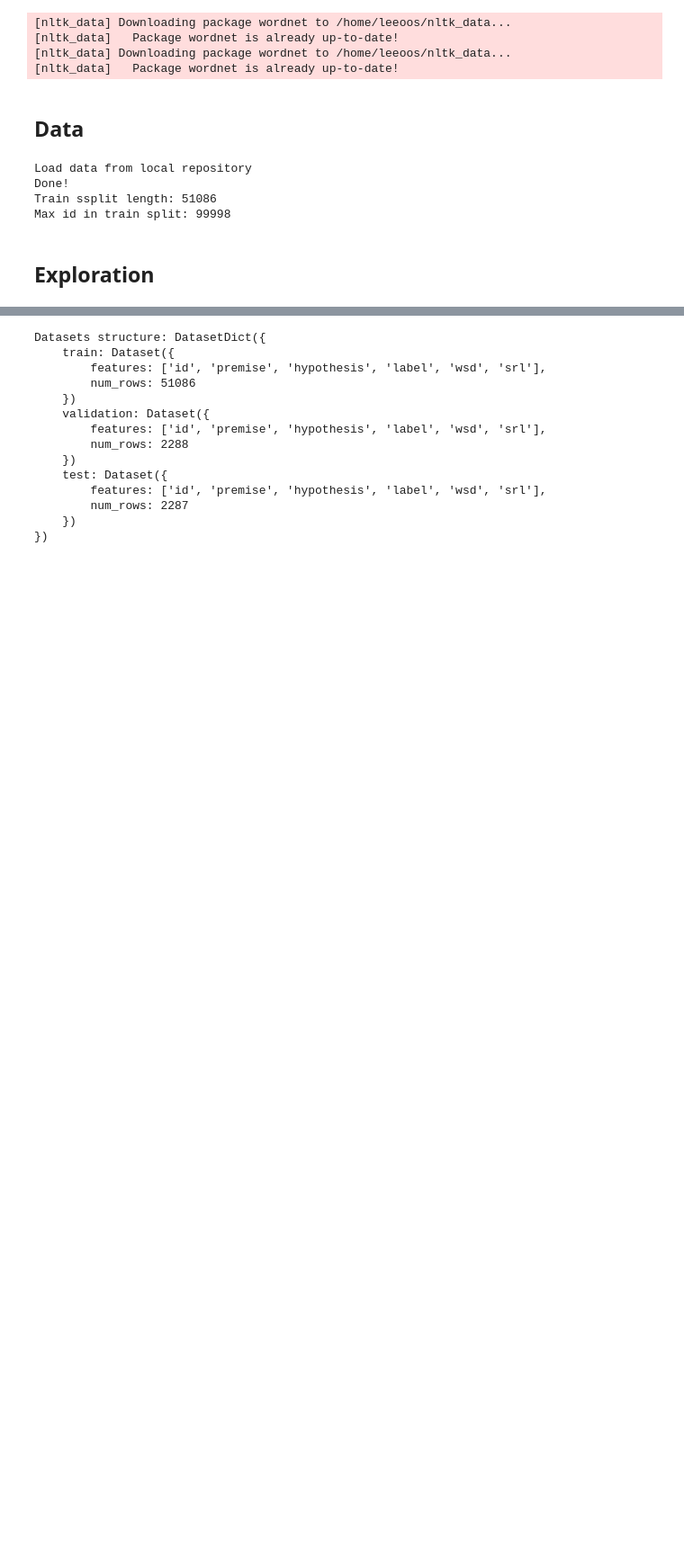
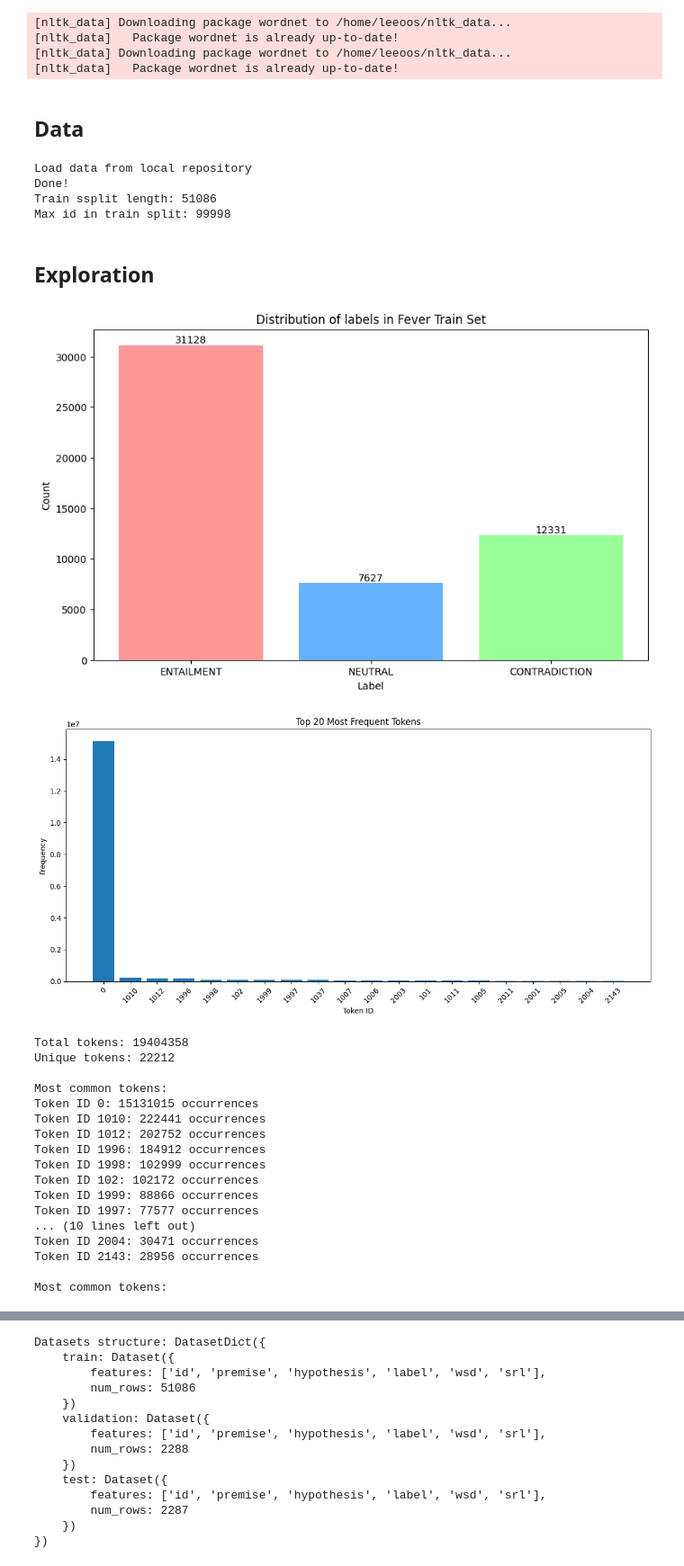
Before and after one commit to leeoos/airo-nli, a Jupyter notebook: augmentation.ipynb, the cells around one changed output, grey strips where cells are left out. Shown at 90% size. Cells and saved outputs as stored; diff of their text form; code cells hidden in the pictures; blank space fills up the shorter version.

```diff
--- a/augmentation.ipynb
+++ b/augmentation.ipynb
@@ -11,8 +11,9 @@ local_adversarial = "./dataset/adversarial_dataset"
 %mkdir -p {local_adversarial}
 
 # data analytics
-test_tokenizer = False
-print_statistics = False
+test_tokenizer = True
+print_statistics = True
+print_ag_statistics = True
 
 # dataset exploration
 general_structure = True
@@ -26,12 +27,11 @@ save_info = False
 info = "./info/"
 %mkdir -p {info}
 
-
 # augmentation
 mv_augment = False
 mr_augment = False
 br_augment = False
-syn_hyp_augment = False
+syn_hyp_augment = True
 
 # graph
 make_graph = False
@@ -234,5 +292,27 @@ def plot_lengths_distribution(target_set, title='', compare_length=False):
 # %%
 #@title Statistics about the regular dataset
 if print_statistics:
   plot_labels_distribution(fever_dataset['train'], title="Fever Train Set")
-  plot_lengths_distribution(fever_dataset['train'], title="Fever Train Set", compare_length=True)
+  tokenized_fever_dataset = fever_dataset.map(tokenize_function, batched=True)
+  analyze_token_frequency(tokenized_fever_dataset['train'], tokenizer)
+  # plot_lengths_distribution(fever_dataset['train'], title="Fever Train Set", compare_length=True)
+# %% [output]
+[figure, added]
+[figure, added]
+Total tokens: 19404358
+Unique tokens: 22212
+
+Most common tokens:
+Token ID 0: 15131015 occurrences
+Token ID 1010: 222441 occurrences
+Token ID 1012: 202752 occurrences
+Token ID 1996: 184912 occurrences
+Token ID 1998: 102999 occurrences
+Token ID 102: 102172 occurrences
+Token ID 1999: 88866 occurrences
+Token ID 1997: 77577 occurrences
+... (10 lines left out)
+Token ID 2004: 30471 occurrences
+Token ID 2143: 28956 occurrences
+
+Most common tokens:
```
Also changed, not shown: parts of 19 cells of this notebook, 8 other files.
